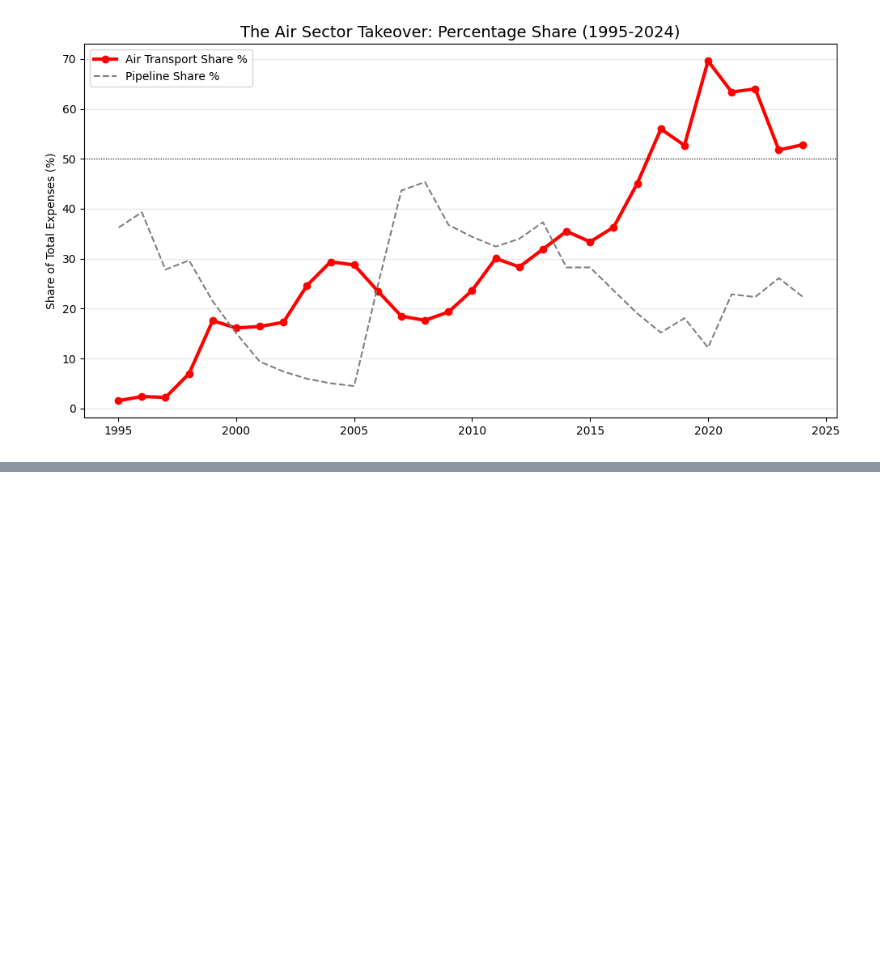
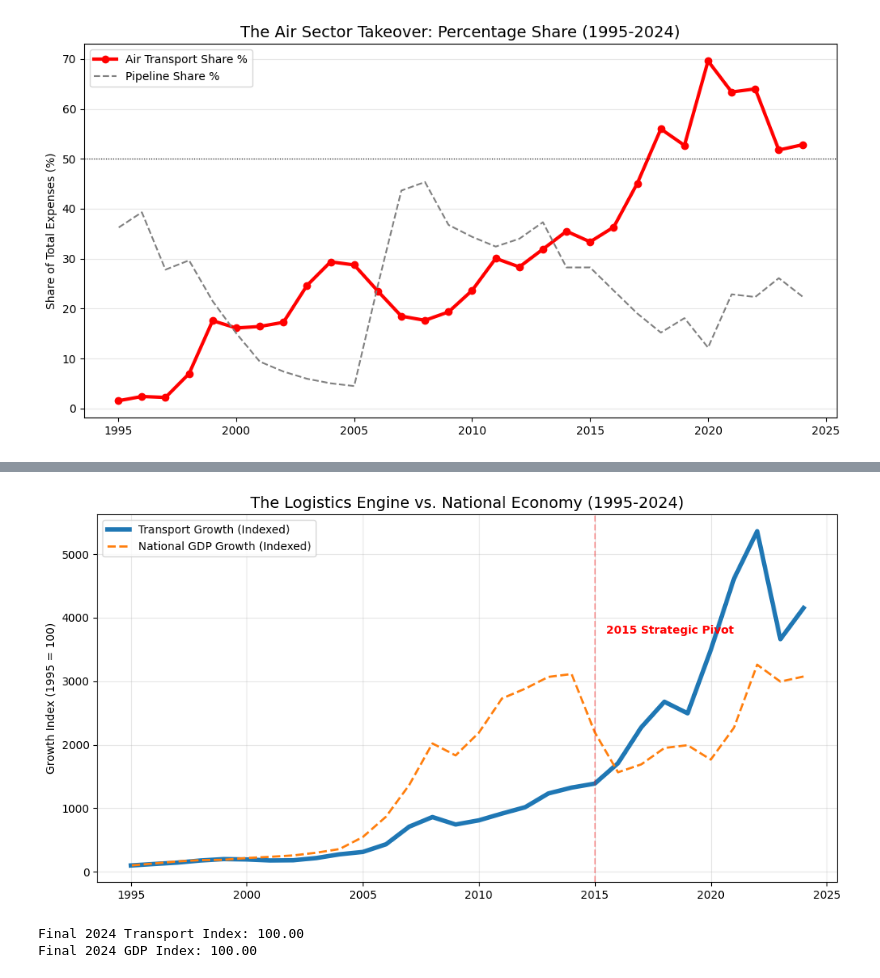
Before and after one commit to Faig-TYBV/holbertonschool-dataset_competition, a Jupyter notebook: Analysis.ipynb, the cells around one changed output, grey strips where cells are left out. Cells and saved outputs as stored; diff of their text form; code cells hidden in the pictures; blank space fills up the shorter version.

Commit message:
Getting rid of redundant parts and finalyzing the notebook

```diff
--- a/Analysis.ipynb
+++ b/Analysis.ipynb
@@ -157,0 +227,26 @@ plt.show()
+# %%
+# Assuming your dataset is 'my_dataset' and has 'Total (thousand dollars)' and 'GDP_USD'
+# Standardizing both to a base of 100 starting in 1995
+transport_index = (my_dataset['Total (thousand dollars)'] / my_dataset.loc[1995, 'Total (thousand dollars)']) * 100
+gdp_index = (my_dataset['GDP_USD'] / my_dataset.loc[1995, 'GDP_USD']) * 100
+
+plt.figure(figsize=(12, 6))
+plt.plot(my_dataset.index, transport_index, label='Transport Growth (Indexed)', linewidth=4, color='#1f77b4')
+plt.plot(my_dataset.index, gdp_index, label='National GDP Growth (Indexed)', linewidth=2, color='#ff7f0e', linestyle='--')
+
+# Adding a marker for the 2015 Pivot
+plt.axvline(2015, color='red', alpha=0.3, linestyle='--')
+plt.text(2015.5, transport_index.max()*0.7, '2015 Strategic Pivot', fontweight='bold', color='red')
+
+plt.title('The Logistics Engine vs. National Economy (1995-2024)', fontsize=14)
+plt.ylabel('Growth Index (1995 = 100)')
+plt.legend()
+plt.grid(True, alpha=0.3)
+plt.show()
+
+print(f"Final 2024 Transport Index: {transport_index.iloc[-1]:.2f}")
+print(f"Final 2024 GDP Index: {gdp_index.iloc[-1]:.2f}")
+# %% [output]
+[figure, added]
+Final 2024 Transport Index: 100.00
+Final 2024 GDP Index: 100.00
```
Also changed, not shown: parts of 5 cells of this notebook, 1 other file.
